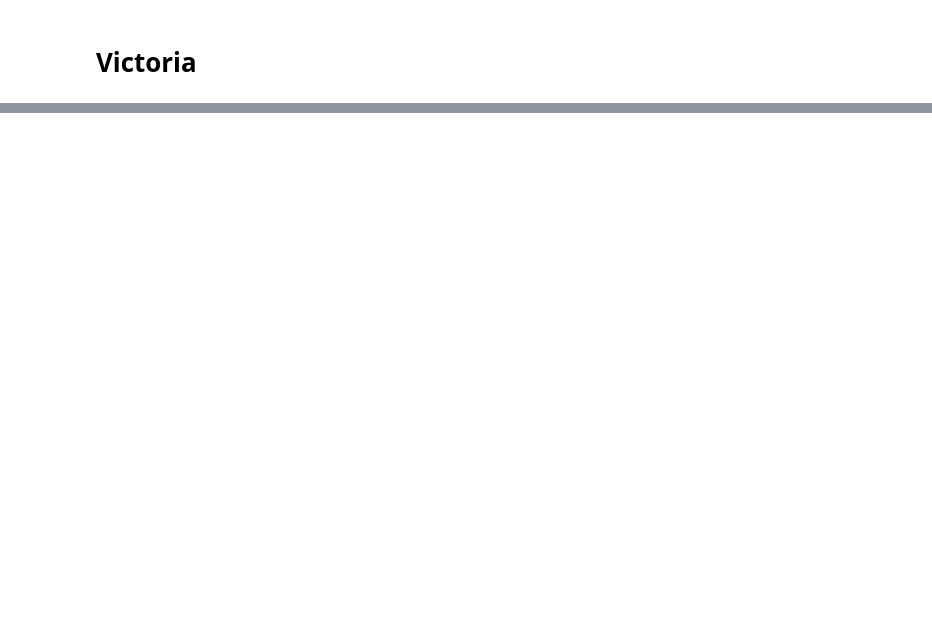
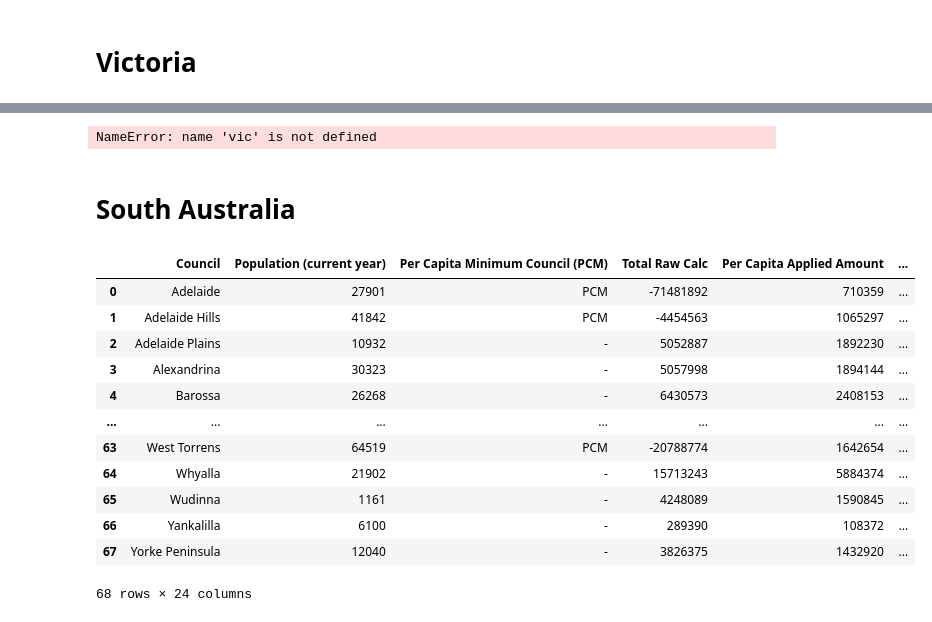
Before and after one commit to AuLGA/fa_grants, a Jupyter notebook: Code/FA Grants.ipynb, the cells around one changed output, grey strips where cells are left out. Drawn from its saved outputs; the diff is of its cells as text; code cells hidden in the pictures; blank space fills up the shorter version.

```diff
--- a/Code/FA Grants.ipynb
+++ b/Code/FA Grants.ipynb
@@ -24,0 +15,13 @@ vic_councils
+# %%
+vic_councils["Deficit"] = vic_councils["Funding Gap"].apply(lambda x: 1 if x > 0 else 0)
+vic_councils["Minimum Grant (PC Basis)"] = min_grant_perc * per_capita_vic * vic_councils["ERP"]
+
+total_deficit_vic = vic_councils["Deficit"] @ vic_councils["Funding Gap"]
+
+vic_councils["Raw Allocation"] = vic_councils["Funding Gap"] * vic_councils["Deficit"] * total_grant_vic / total_deficit_vic
+
+vic
+# %% [output]
+NameError: name 'vic' is not defined
+# %% [markdown]
+# South Australia
@@ -24,0 +31,18 @@ vic_councils
+# %%
+sa_councils = pd.read_excel("../Data/FA Grants Data Tables - Worked.xlsx", sheet_name="South Australia")
+# %%
+sa_councils
+# %% [output]
+|  | Council | Population (current year) | Per Capita Minimum Council (PCM) | Total Raw Calc | Per Capita Applied Amount | ... |
+| 0 | Adelaide | 27901 | PCM | -71481892 | 710359 | ... |
+| 1 | Adelaide Hills | 41842 | PCM | -4454563 | 1065297 | ... |
+| 2 | Adelaide Plains | 10932 | - | 5052887 | 1892230 | ... |
+| 3 | Alexandrina | 30323 | - | 5057998 | 1894144 | ... |
+| 4 | Barossa | 26268 | - | 6430573 | 2408153 | ... |
+| ... | ... | ... | ... | ... | ... | ... |
+| 63 | West Torrens | 64519 | PCM | -20788774 | 1642654 | ... |
+| 64 | Whyalla | 21902 | - | 15713243 | 5884374 | ... |
+| 65 | Wudinna | 1161 | - | 4248089 | 1590845 | ... |
+| 66 | Yankalilla | 6100 | - | 289390 | 108372 | ... |
+| 67 | Yorke Peninsula | 12040 | - | 3826375 | 1432920 | ... |
+68 rows × 24 columns
```
Also changed, not shown: parts of 16 cells of this notebook, 6 other files.
